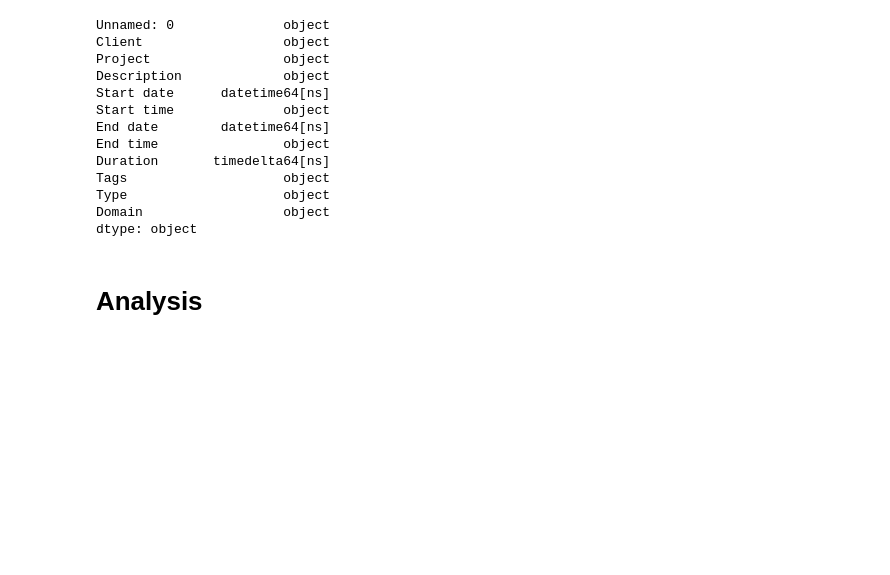
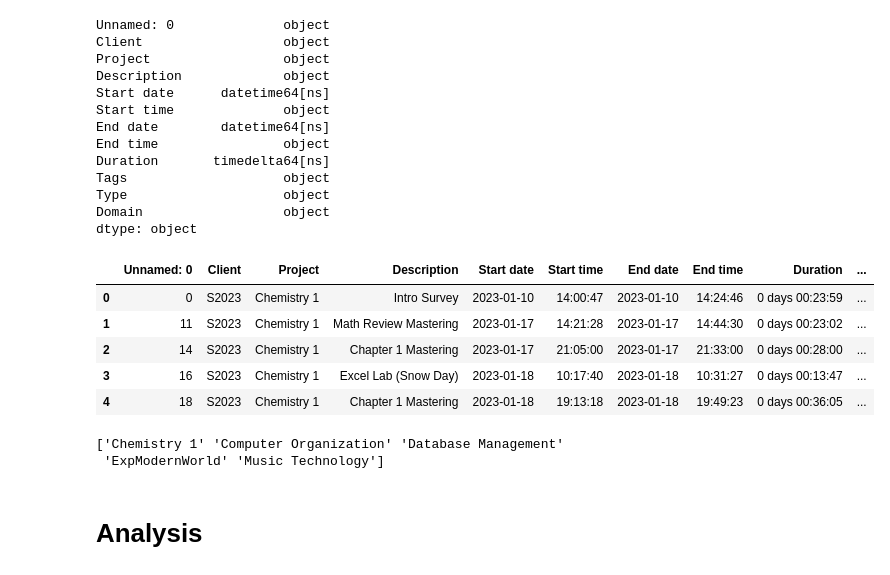
Before and after one commit to ifrycolorado/ClassTimeTrackingAnalysis, a Jupyter notebook: src/analysis.ipynb, the cells around one changed output. Saved outputs shown, nothing was run; the diff lists cells and outputs as text; code cells hidden in the pictures; blank space fills up the shorter version.

```diff
--- a/src/analysis.ipynb
+++ b/src/analysis.ipynb
@@ -117,3 +120,15 @@ combined_df = combined_df.reset_index(drop=True)
+# %%
+display(combined_df.head(5))
+print(combined_df['Project'].unique())
+# %% [output]
+|  | Unnamed: 0 | Client | Project | Description | Start date | Start time | End date | End time | Duration | ... |
+| 0 | 0 | S2023 | Chemistry 1 | Intro Survey | 2023-01-10 | 14:00:47 | 2023-01-10 | 14:24:46 | 0 days 00:23:59 | ... |
+| 1 | 11 | S2023 | Chemistry 1 | Math Review Mastering | 2023-01-17 | 14:21:28 | 2023-01-17 | 14:44:30 | 0 days 00:23:02 | ... |
+| 2 | 14 | S2023 | Chemistry 1 | Chapter 1 Mastering | 2023-01-17 | 21:05:00 | 2023-01-17 | 21:33:00 | 0 days 00:28:00 | ... |
+| 3 | 16 | S2023 | Chemistry 1 | Excel Lab (Snow Day) | 2023-01-18 | 10:17:40 | 2023-01-18 | 10:31:27 | 0 days 00:13:47 | ... |
+| 4 | 18 | S2023 | Chemistry 1 | Chapter 1 Mastering | 2023-01-18 | 19:13:18 | 2023-01-18 | 19:49:23 | 0 days 00:36:05 | ... |
+['Chemistry 1' 'Computer Organization' 'Database Management'
+ 'ExpModernWorld' 'Music Technology']
 # %% [markdown]
 # Analysis
 # %% [markdown]
```
Also changed, not shown: parts of 11 cells of this notebook, 15 other files.
